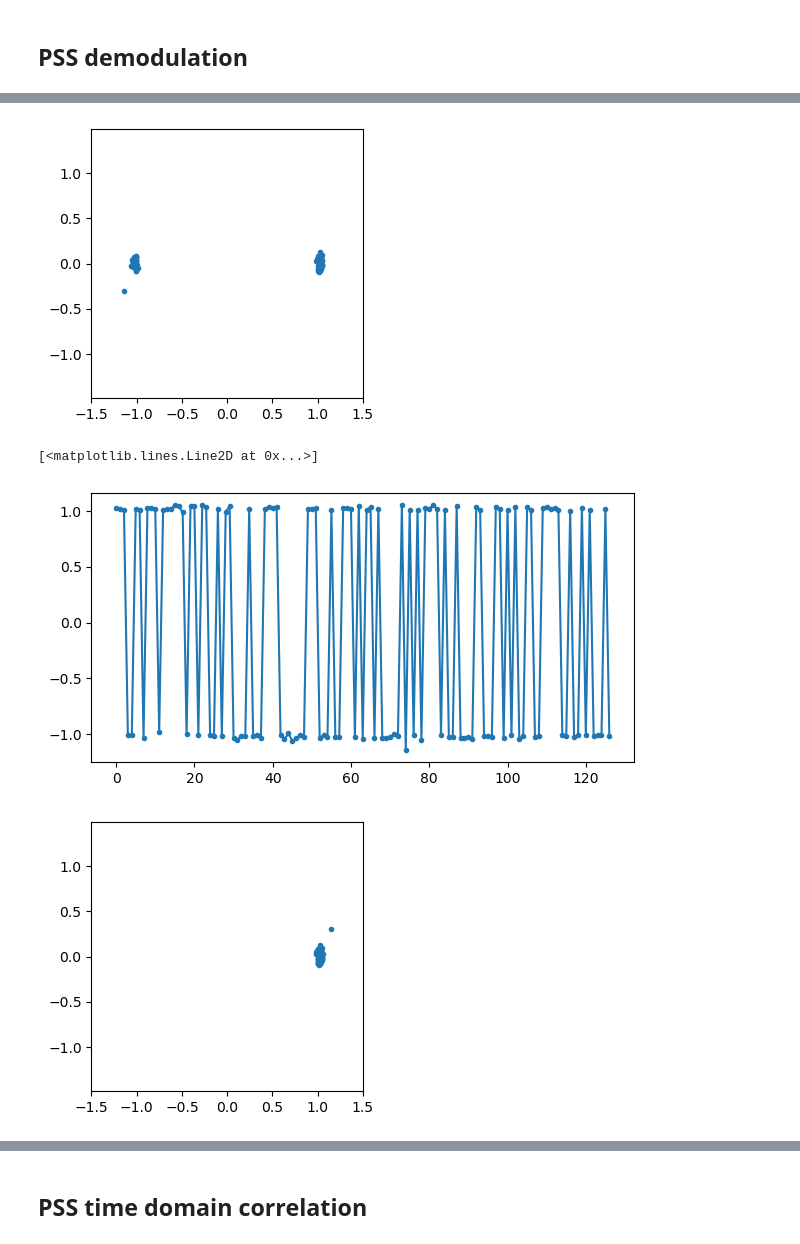
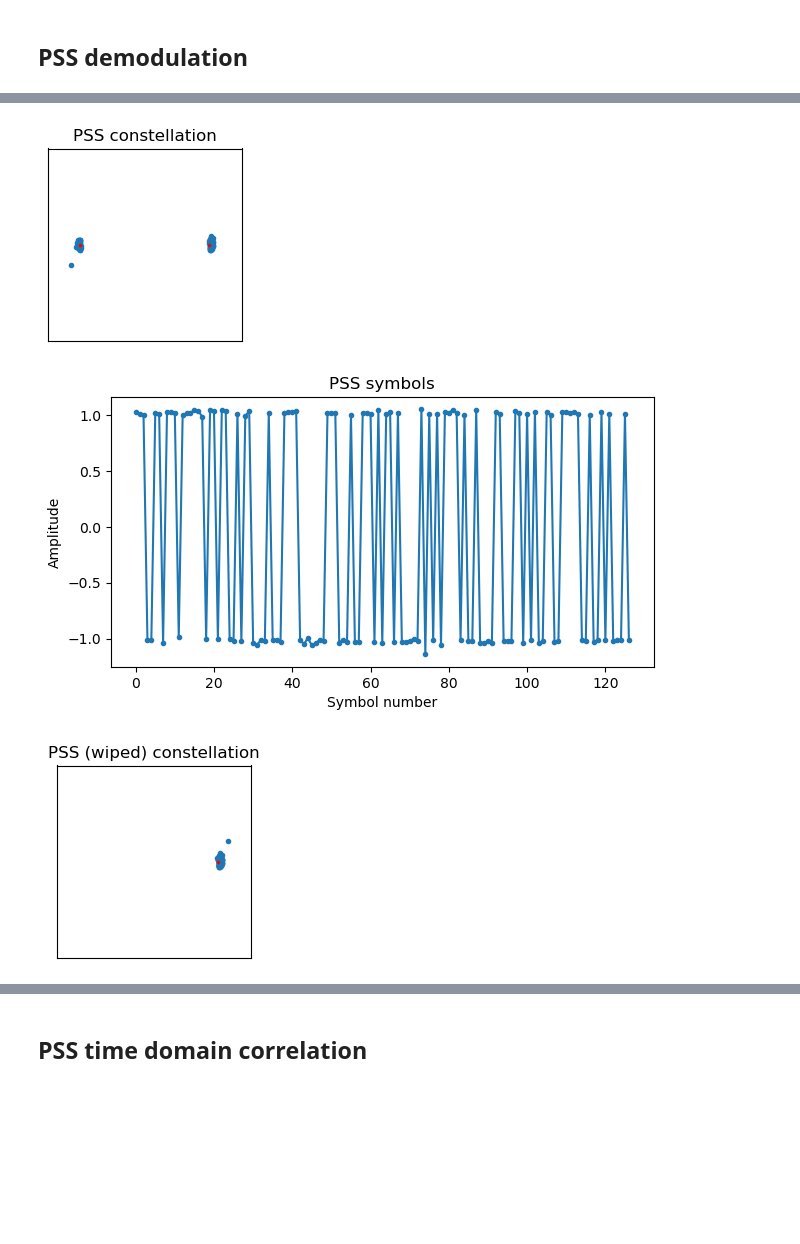
Before and after one commit to daniestevez/jupyter_notebooks, a Jupyter notebook: 5G/5G NR downlink.ipynb, the cells around one changed output, grey strips where cells are left out. Cells and saved outputs as stored; diff of their text form; code cells hidden in the pictures; blank space fills up the shorter version.

```diff
--- a/5G/5G NR downlink.ipynb
+++ b/5G/5G NR downlink.ipynb
@@ -32,6 +42,29 @@ def c_seq(init, length):
         x1[j + 31] = x1[j + 3] ^ x1[j]
         x2[j + 31] = x2[j + 3] ^ x2[j + 2] ^ x2[j + 1] ^ x2[j]
     return x1[crop:] ^ x2[crop:]
+# %%
+def plot_ref(ref, ax=None, refscale=1):
+    const = {'bpsk': [-1, 1], 'pilot': [1],
+             'qpsk': [np.exp(1j*(np.pi/2*k + np.pi/4)) for k in range(4)]}[ref]
+    const = np.array(const)
+    const = const * refscale
+    if ax is None:
+        ax = plt
+    ax.plot(const.real, const.imag, '.', color='red', markersize=3)
+
+def constellation_plot(z, title=None, ref='bpsk', ax=None, refscale=1, **kwargs):
+    if ax is None:
+        plt.figure(figsize=(2.5, 2.5))
+        ax = plt.gca()
+    ax.plot(z.real, z.imag, '.', **kwargs)
+    plot_ref(ref, ax, refscale)
+    ax.axis('equal')
+    ax.set_xlim(-1.5, 1.5)
+    ax.set_ylim(-1.5, 1.5)
+    ax.set_xticks([])
+    ax.set_yticks([])
+    if title is not None:
+        ax.set_title(title);
 # %% [markdown]
 ## Poor man's Schmidl & Cox
 # %%
@@ -64,10 +103,13 @@ array([42.16428531, -6.20544002,  5.52347131, 42.04848156])
 # %% [markdown]
 ## PSS demodulation
 # %%
+# start demodulation at the middle of the cyclic prefix for maximum robustness to STO
 a0 = corr_start + m0 + Ncp // 2
+
 f = np.fft.fftshift(np.fft.fft(x[a0:a0+Tu]))
 # correct for the 5G NR upconversion discontinuity
-f *= np.exp(1j*2*np.pi*((a0*f_dc/fs) % 1))
+# this PSS is transmitted on symbol 2 mod 7
+f *= phase_corr[2]
 # correct for the fact that we're starting the demodulation at the middle of the cyclic prefix
 f *= np.exp(1j*2*np.pi*np.fft.fftshift(np.fft.fftfreq(Tu))*Ncp/2)
 # %%
@@ -80,16 +131,14 @@ pss_sym_demod = f[pss_sc_sel]
-# %%
-plt.figure(figsize=(3.5, 3.5))
-plt.plot(pss_sym_demod.real, pss_sym_demod.imag, '.')
-plt.axis('equal')
-plt.xlim(-1.5, 1.5)
-plt.ylim(-1.5, 1.5);
-# %% [output]
-[figure, removed]
+# %%
+constellation_plot(pss_sym_demod, 'PSS constellation')
+# %% [output]
+[figure, added]
 # %%
 plt.plot(pss_sym_demod.real, '.-')
+plt.title('PSS symbols')
+plt.xlabel('Symbol number')
+plt.ylabel('Amplitude');
 # %% [output]
-[<matplotlib.lines.Line2D at 0x...>]
-[figure, old version]
+[figure, new version]
 # %%
 def pss_sequence(nid2):
     x = np.zeros(127, 'uint8')
@@ -100,11 +149,7 @@ def pss_sequence(nid2):
 # %%
 pss_sym_demod_wipe = pss_sym_demod * pss_sequence(1)
 
-plt.figure(figsize=(3.5, 3.5))
-plt.plot(pss_sym_demod_wipe.real, pss_sym_demod_wipe.imag, '.')
-plt.axis('equal')
-plt.xlim(-1.5, 1.5)
-plt.ylim(-1.5, 1.5);
+constellation_plot(pss_sym_demod_wipe, 'PSS (wiped) constellation', ref='pilot')
 # %% [output]
-[figure, old version]
+[figure, new version]
 # %%
```
Also changed, not shown: parts of 24 cells of this notebook, 2 other files.
